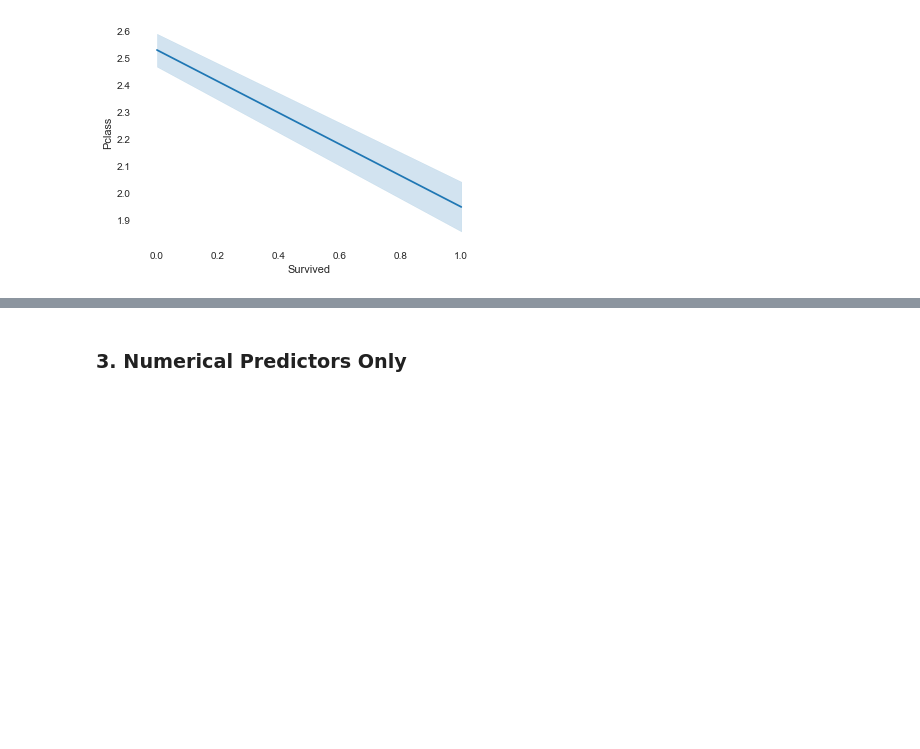
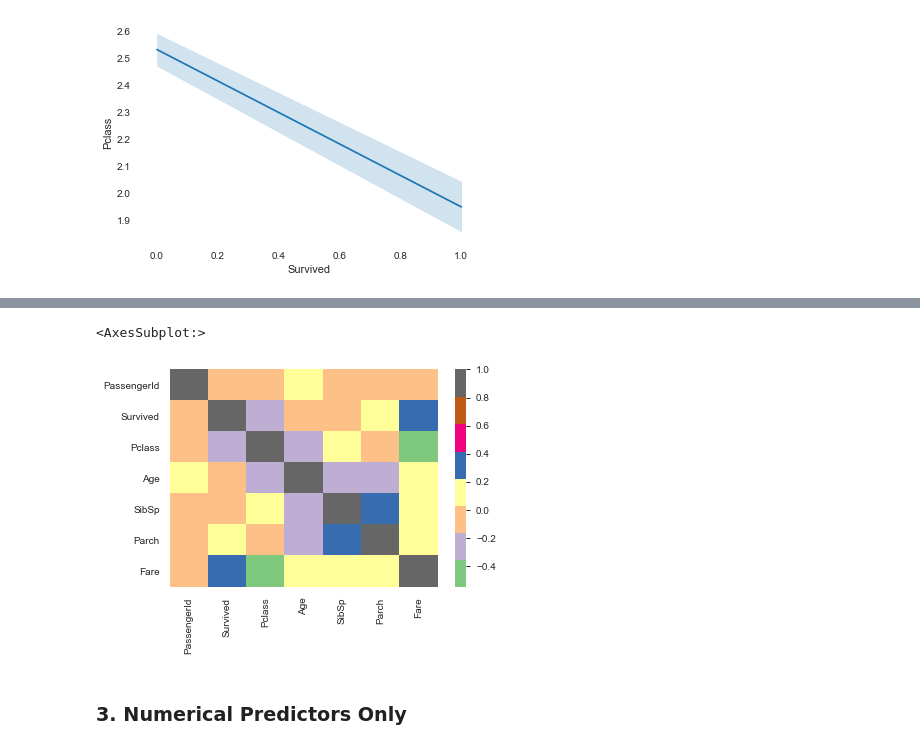
Before and after one commit to Kesterchia/Institute-of-Data, a Jupyter notebook: mod 5/IOD_Lab_5_1 (Done).ipynb, the cells around one changed output, grey strips where cells are left out. Cells and saved outputs as stored; diff of their text form; code cells hidden in the pictures; blank space fills up the shorter version.

```diff
--- a/mod 5/IOD_Lab_5_1 (Done).ipynb
+++ b/mod 5/IOD_Lab_5_1 (Done).ipynb
@@ -189,3 +188,10 @@ sns.lineplot(data = df,
+# %%
+sns.heatmap(df.corr(), cmap = 'Accent')
+
+#blue chunks have some corr, beware of multicollinearity?
+# %% [output]
+<AxesSubplot:>
+[figure, added]
 # %% [markdown]
 ### 3. Numerical Predictors Only
 # %% [markdown]
```
Also changed, not shown: parts of 15 cells of this notebook, 3 other files.
